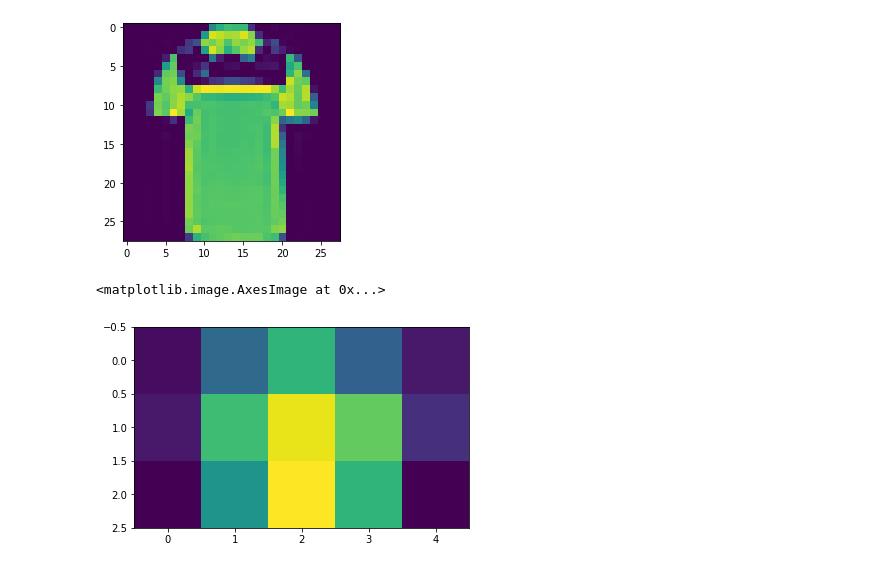
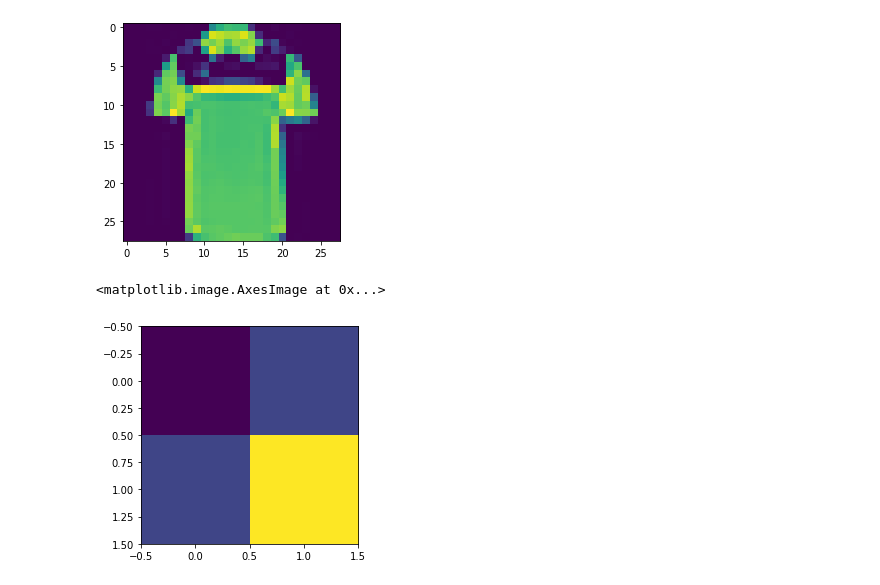
Before and after one commit to KevinJoven11/iQuHack-2023, a Jupyter notebook: decoding.ipynb, the cells around one changed output. Drawn from its saved outputs; the diff is of its cells as text; code cells hidden in the pictures.

```diff
--- a/decoding.ipynb
+++ b/decoding.ipynb
@@ -80,15 +81,25 @@ def downsizing(sample_img):
     return test_img
+# %%
+def downsizing_2(sample_img):
+    test_img = np.zeros((2,2))
+    break_pt = [14,28]
+    for i in range(2):
+        for j in range(2):
+            test_img[i,j] = round(np.mean(sample_img[14*i:break_pt[i],14*j:break_pt[j]]),5)
+    return test_img
 # %%
 plt.imshow(sample_img)
 # %% [output]
 <matplotlib.image.AxesImage at 0x...>
 [figure]
+# %%
+test_img = downsizing_2(sample_img)
 # %%
-test_img = downsizing(sample_img)
+#test_img = downsizing(sample_img)
 plt.imshow(test_img)
 # %% [output]
 <matplotlib.image.AxesImage at 0x...>
-[figure, old version]
+[figure, new version]
 # %%
 def reconstruction(test_img):
     img = np.zeros((28,28))
```
Also changed, not shown: parts of 27 cells of this notebook.
